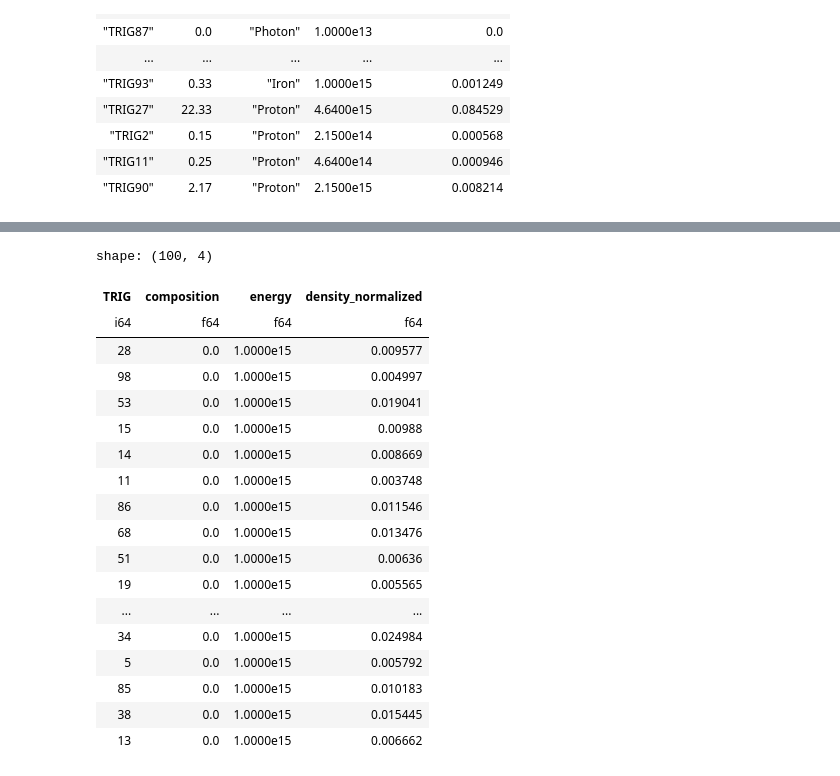
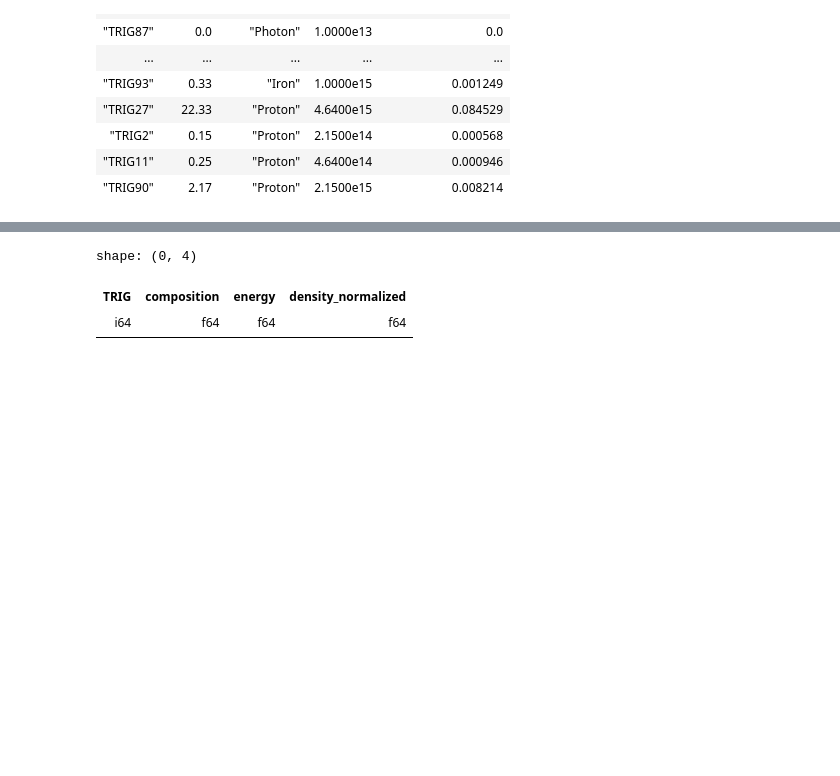
Before and after one commit to lucas-orfei/mestrado, a Jupyter notebook: NN_numpy_regression.ipynb, the cells around one changed output, grey strips where cells are left out. Cells and saved outputs as stored; diff of their text form; code cells hidden in the pictures; blank space fills up the shorter version.

```diff
--- a/NN_numpy_regression.ipynb
+++ b/NN_numpy_regression.ipynb
@@ -34,7 +34,7 @@ shape: (2_000, 5)
 df = df.drop('density')
 # Conversão de strings para números
 mapper = {
-    'Photon':-1,
+    'Photon':1,
     'Proton':float(np.log(1)),
     'Iron':float(np.log(56))
 }
@@ -119,25 +118,9 @@ shape: (20, 102)
 # %%
-df.filter((pl.col('composition') == 0.0) & (pl.col('energy') == 1.0000e15))
+df.filter((pl.col('composition') == -1.0) & (pl.col('energy') == 1.0000e14))
 # %% [output]
-shape: (100, 4)
+shape: (0, 4)
 | TRIG | composition | energy | density_normalized |
 | i64 | f64 | f64 | f64 |
-| 28 | 0.0 | 1.0000e15 | 0.009577 |
-| 98 | 0.0 | 1.0000e15 | 0.004997 |
-| 53 | 0.0 | 1.0000e15 | 0.019041 |
-| 15 | 0.0 | 1.0000e15 | 0.00988 |
-| 14 | 0.0 | 1.0000e15 | 0.008669 |
-| 11 | 0.0 | 1.0000e15 | 0.003748 |
-| 86 | 0.0 | 1.0000e15 | 0.011546 |
-| 68 | 0.0 | 1.0000e15 | 0.013476 |
-| 51 | 0.0 | 1.0000e15 | 0.00636 |
-| 19 | 0.0 | 1.0000e15 | 0.005565 |
-| ... | ... | ... | ... |
-| 34 | 0.0 | 1.0000e15 | 0.024984 |
-| 5 | 0.0 | 1.0000e15 | 0.005792 |
-| 85 | 0.0 | 1.0000e15 | 0.010183 |
-| 38 | 0.0 | 1.0000e15 | 0.015445 |
-| 13 | 0.0 | 1.0000e15 | 0.006662 |
 # %%
 columns = ['energy','composition']
 y = df_neural.select(columns)
```
Also changed, not shown: parts of 12 cells of this notebook, 1 other file.
